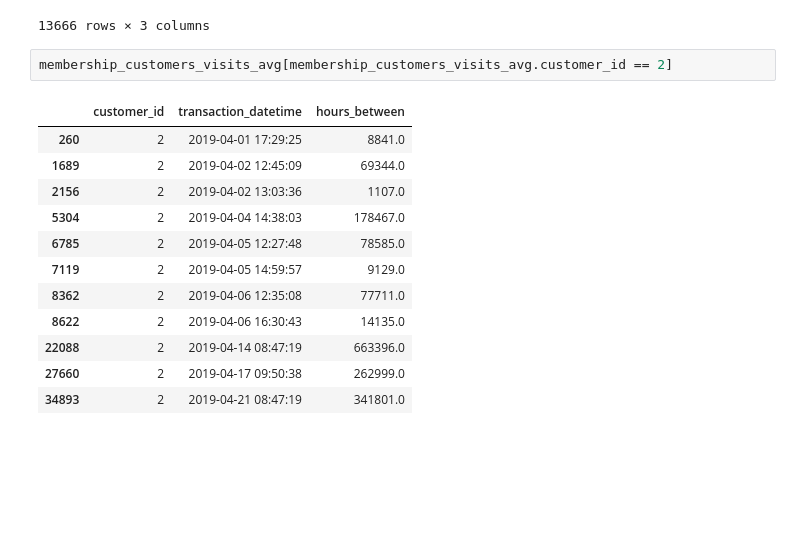
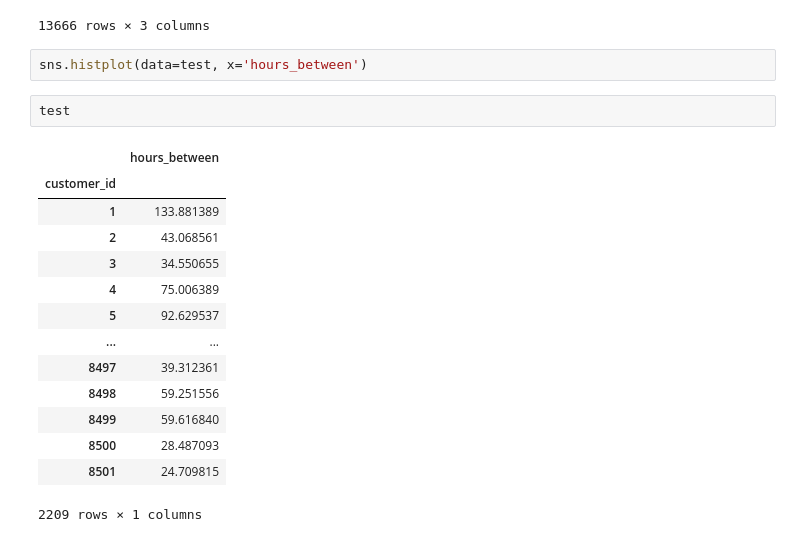
Before and after one commit to coffee-shop-analysis/coffee_project, a Jupyter notebook: explore_j.ipynb, the cells around one changed output. Cells and saved outputs as stored; diff of their text form; blank space fills up the shorter version.

Commit message:
added graph for hours between

```diff
--- a/explore_j.ipynb
+++ b/explore_j.ipynb
@@ -476,18 +476,22 @@ membership_customers_visits_avg
 | 36432 | 8221 | 2019-04-21 20:52:25 | 706362.0 |
 | 36237 | 8463 | 2019-04-21 20:53:21 | 787763.0 |
 13666 rows × 3 columns
-# %%
-membership_customers_visits_avg[membership_customers_visits_avg.customer_id == 2]
-# %% [output]
-|  | customer_id | transaction_datetime | hours_between |
-| 260 | 2 | 2019-04-01 17:29:25 | 8841.0 |
-| 1689 | 2 | 2019-04-02 12:45:09 | 69344.0 |
-| 2156 | 2 | 2019-04-02 13:03:36 | 1107.0 |
-| 5304 | 2 | 2019-04-04 14:38:03 | 178467.0 |
-| 6785 | 2 | 2019-04-05 12:27:48 | 78585.0 |
-| 7119 | 2 | 2019-04-05 14:59:57 | 9129.0 |
-| 8362 | 2 | 2019-04-06 12:35:08 | 77711.0 |
-| 8622 | 2 | 2019-04-06 16:30:43 | 14135.0 |
-| 22088 | 2 | 2019-04-14 08:47:19 | 663396.0 |
-| 27660 | 2 | 2019-04-17 09:50:38 | 262999.0 |
-| 34893 | 2 | 2019-04-21 08:47:19 | 341801.0 |
+# %%
+sns.histplot(data=test, x='hours_between')
+# %%
+test
+# %% [output]
+|  | hours_between |
+| customer_id |  |
+| 1 | 133.881389 |
+| 2 | 43.068561 |
+| 3 | 34.550655 |
+| 4 | 75.006389 |
+| 5 | 92.629537 |
+| ... | ... |
+| 8497 | 39.312361 |
+| 8498 | 59.251556 |
+| 8499 | 59.616840 |
+| 8500 | 28.487093 |
+| 8501 | 24.709815 |
+2209 rows × 1 columns
```
